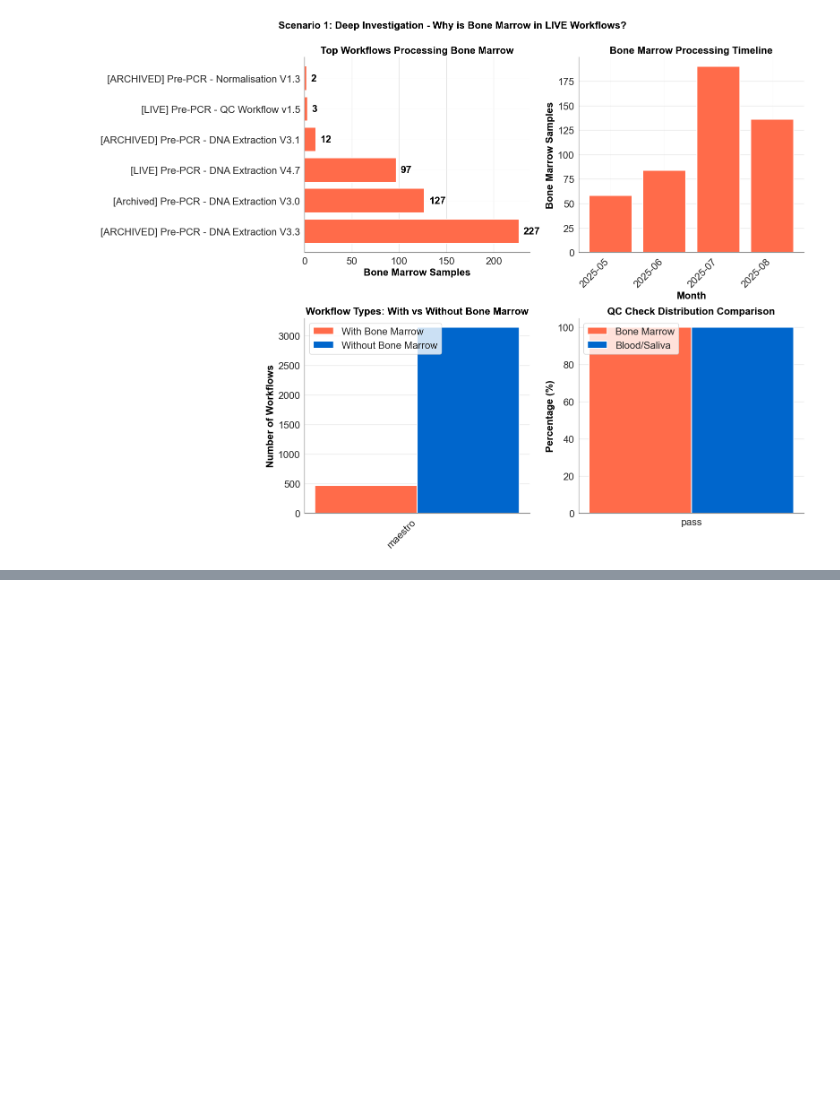
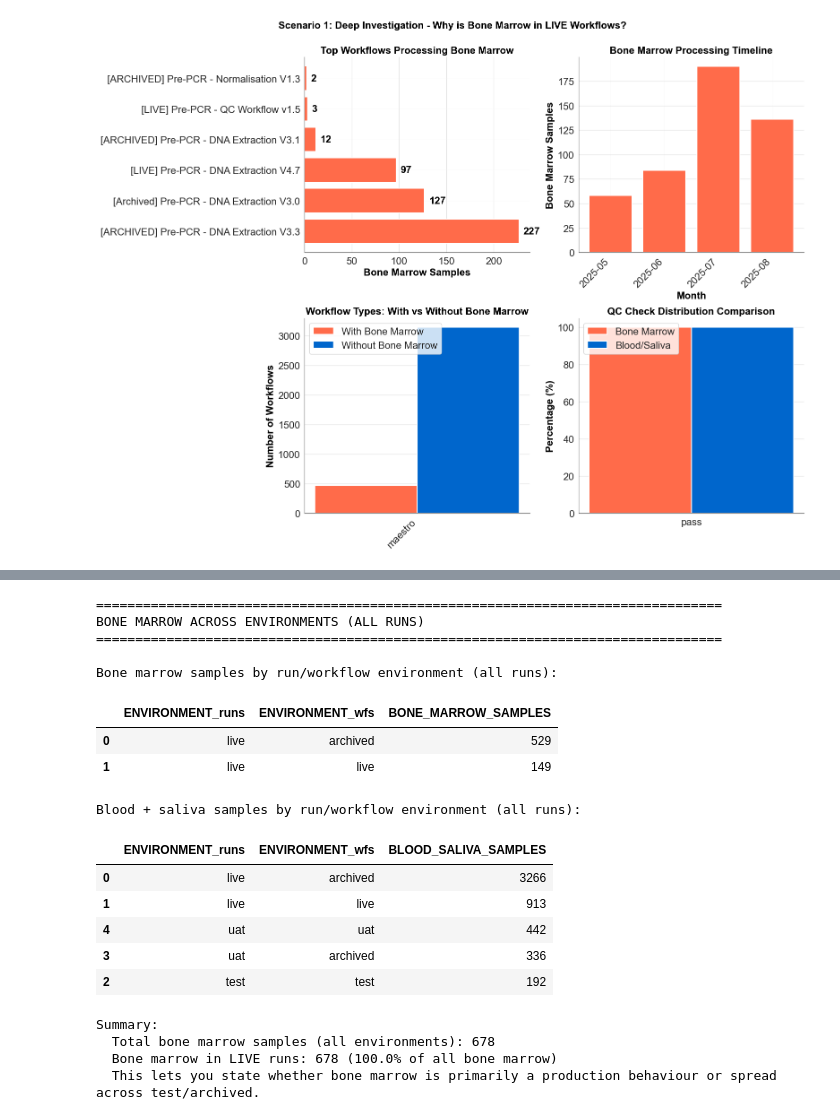
Before and after one commit to megpatakota/customer_data_analysis, a Jupyter notebook: notebooks/scenario1_billing_reconciliation.ipynb, the cells around one changed output, grey strips where cells are left out. Drawn from its saved outputs; the diff is of its cells as text; code cells hidden in the pictures; blank space fills up the shorter version.

Commit message:
bone marrow analysis

```diff
--- a/notebooks/scenario1_billing_reconciliation.ipynb
+++ b/notebooks/scenario1_billing_reconciliation.ipynb
@@ -616,0 +773,78 @@ visual8_bone_marrow_workflow_investigation()
+# %%
+# Bone marrow across environments (all runs, not just billable)
+
+print("=" * 80)
+print("BONE MARROW ACROSS ENVIRONMENTS (ALL RUNS)")
+print("=" * 80)
+
+# Use the fully merged dataframe so we see all runs, not only billable
+try:
+    df  # check if df exists from earlier cells
+except NameError:
+    df = final_merge()
+
+required_cols_full = {"SAMPLE_TYPE", "ENVIRONMENT_runs", "ENVIRONMENT_wfs"}
+missing_full = required_cols_full - set(df.columns)
+if missing_full:
+    print(f"Missing expected columns in merged df: {missing_full}")
+else:
+    # 1. Bone marrow distribution by run and workflow environments
+    df_bm_all = df[df["SAMPLE_TYPE"] == "bone marrow"].copy()
+
+    bm_env = (
+        df_bm_all
+        .groupby(["ENVIRONMENT_runs", "ENVIRONMENT_wfs"])
+        .size()
+        .rename("BONE_MARROW_SAMPLES")
+        .reset_index()
+        .sort_values("BONE_MARROW_SAMPLES", ascending=False)
+    )
+
+    print("\nBone marrow samples by run/workflow environment (all runs):")
+    display(bm_env)
+
+    # 2. Context: blood + saliva distribution across environments
+    df_bs_all = df[df["SAMPLE_TYPE"].isin(["blood", "saliva"])].copy()
+
+    bs_env = (
+        df_bs_all
+        .groupby(["ENVIRONMENT_runs", "ENVIRONMENT_wfs"])
+        .size()
+        .rename("BLOOD_SALIVA_SAMPLES")
+        .reset_index()
+        .sort_values("BLOOD_SALIVA_SAMPLES", ascending=False)
+    )
+
+    print("\nBlood + saliva samples by run/workflow environment (all runs):")
+    display(bs_env)
+
+    # 3. High-level takeaway: what share of bone marrow is in LIVE runs?
+    bm_live = df_bm_all[df_bm_all["ENVIRONMENT_runs"] == "live"]
+    bm_live_count = len(bm_live)
+    bm_total = len(df_bm_all)
+    share_live = (bm_live_count / bm_total * 100) if bm_total > 0 else 0
+
+    print("\nSummary:")
+    print(f"  Total bone marrow samples (all environments): {bm_total:,}")
+    print(f"  Bone marrow in LIVE runs: {bm_live_count:,} ({share_live:.1f}% of all bone marrow)")
+    print("  This lets you state whether bone marrow is primarily a production behaviour or spread across test/archived.")
+# %% [output]
+================================================================================
+BONE MARROW ACROSS ENVIRONMENTS (ALL RUNS)
+================================================================================
+
+Bone marrow samples by run/workflow environment (all runs):
+|  | ENVIRONMENT_runs | ENVIRONMENT_wfs | BONE_MARROW_SAMPLES |
+| 0 | live | archived | 529 |
+| 1 | live | live | 149 |
+Blood + saliva samples by run/workflow environment (all runs):
+|  | ENVIRONMENT_runs | ENVIRONMENT_wfs | BLOOD_SALIVA_SAMPLES |
+| 0 | live | archived | 3266 |
+| 1 | live | live | 913 |
+| 4 | uat | uat | 442 |
+| 3 | uat | archived | 336 |
+| 2 | test | test | 192 |
+Summary:
+  Total bone marrow samples (all environments): 678
+  Bone marrow in LIVE runs: 678 (100.0% of all bone marrow)
+  This lets you state whether bone marrow is primarily a production behaviour or spread across test/archived.
```
Also changed, not shown: parts of 6 cells of this notebook, 1 other file.
